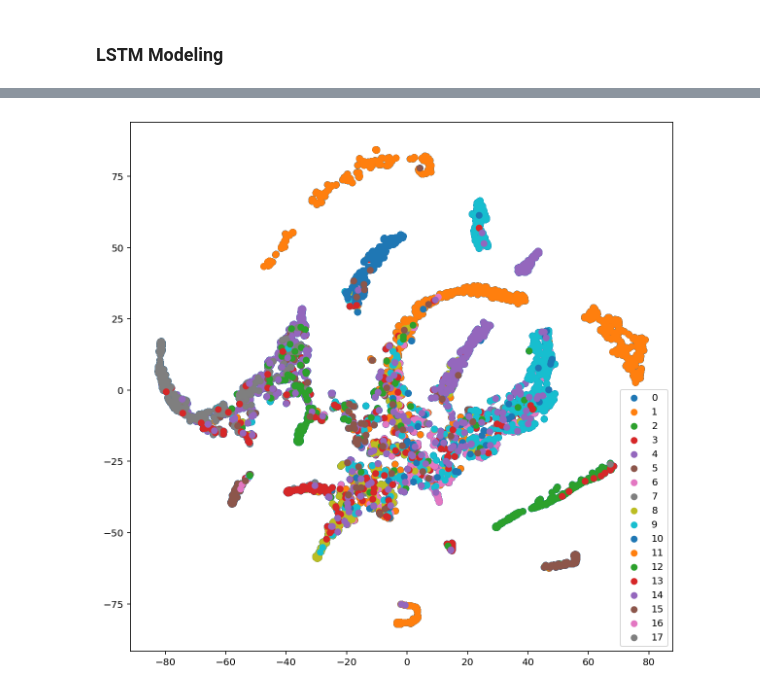
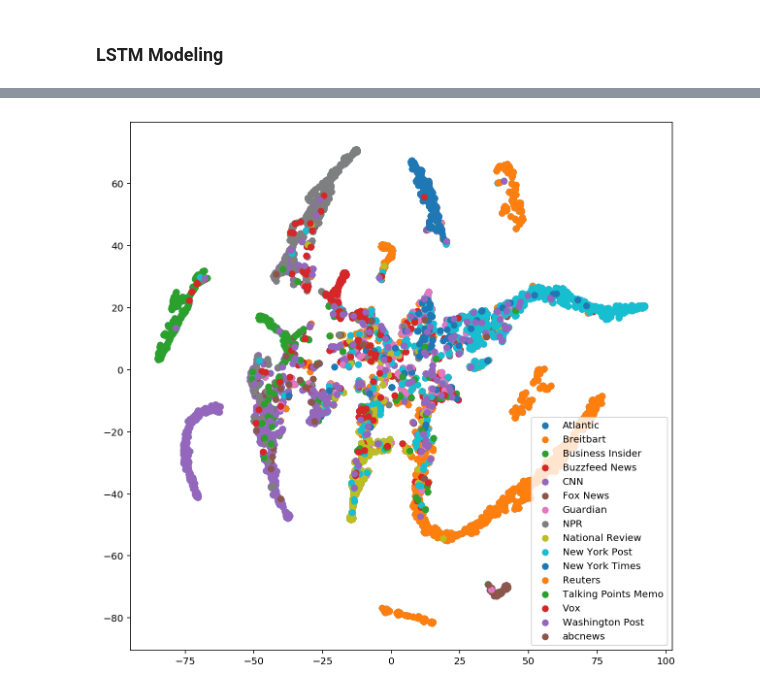
Before and after one commit to AisOmar/Media_bubbles, a Jupyter notebook: Clustering .ipynb, the cells around one changed output, grey strips where cells are left out. Cells and saved outputs as stored; diff of their text form; code cells hidden in the pictures.

```diff
--- a/Clustering .ipynb
+++ b/Clustering .ipynb
@@ -132,7 +127,3 @@ df_pre.head()
 | 2 | Tyrus Wong, ‘Bambi’ Artist Thwart... | New York Times | 2017-01-06 | NaN | When Walt Disney’s “Bambi” opened... |
 | 3 | Among Deaths in 2016, a Heavy Tol... | New York Times | 2017-04-10 | NaN | Death may be the great equalizer,... |
 | 4 | Kim Jong-un Says North Korea Is P... | New York Times | 2017-01-02 | NaN | SEOUL, South Korea — North Korea’... |
-# %%
-df1.rename({'publication':'publication1'},axis=1,inplace=True)
-# %%
-df1.drop(['publication1'],axis=1,inplace=True)
@@ -246,6 +252,8 @@ X = tokenizer.texts_to_sequences(df['title+content'])
 X = pad_sequences(X, maxlen=MAX_SEQUENCE_LENGTH)
 # %%
 Y = pd.get_dummies(df['publication']).values
+# %%
+Yx = pd.get_dummies(df['publication'])
 # %%
 X_train, X_test, Y_train, Y_test = train_test_split(X,Y, test_size = 0.20)
 print(X_train.shape,Y_train.shape)
@@ -259,7 +267,7 @@ model.add(Embedding(input_dim=MAX_NB_WORDS, output_dim=40, embeddings_initialize
 model.add(SpatialDropout1D(0.2))
 
 model.add(LSTM(100, dropout=0.2, recurrent_dropout=0.2))
-model.add(Dense(16, activation='softmax'))
+model.add(Dense(18, activation='softmax'))
 model.compile(loss='categorical_crossentropy',
                   optimizer='adam',
                   metrics=['accuracy'])
@@ -337,16 +371,16 @@ Variance PCA: 0.9999999403953552
 # %%
 from keras.utils import np_utils
 import matplotlib.pyplot as plt
 %matplotlib inline
 
-y_test_cat = np_utils.to_categorical(Y_test[:5000], num_classes = 18)
+y_test_cat = np_utils.to_categorical(Y_test[:5000])
 color_map = np.argmax(y_test_cat, axis=1)
 plt.figure(figsize=(10,10))
-for cl in range(18):
+for cl in range(16):
     indices = np.where(color_map==cl)
     indices = indices[0]
     plt.scatter(tsne_results[indices,0], tsne_results[indices, 1], label=cl)
-plt.legend()
+plt.legend(Yx.columns)
 plt.show()
 # %% [output]
-[figure, old version]
+[figure, new version]
```
Also changed, not shown: parts of 13 cells of this notebook.
